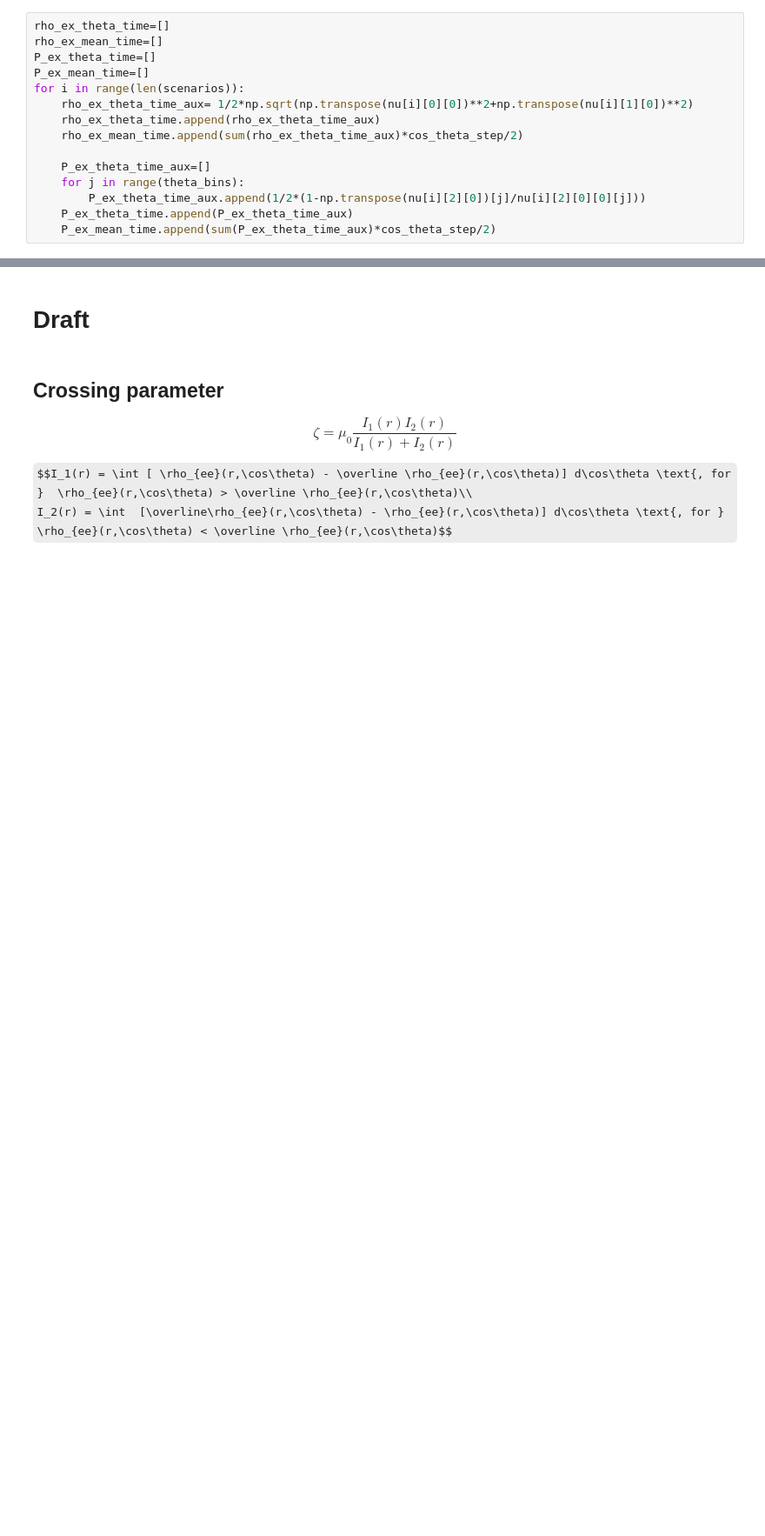
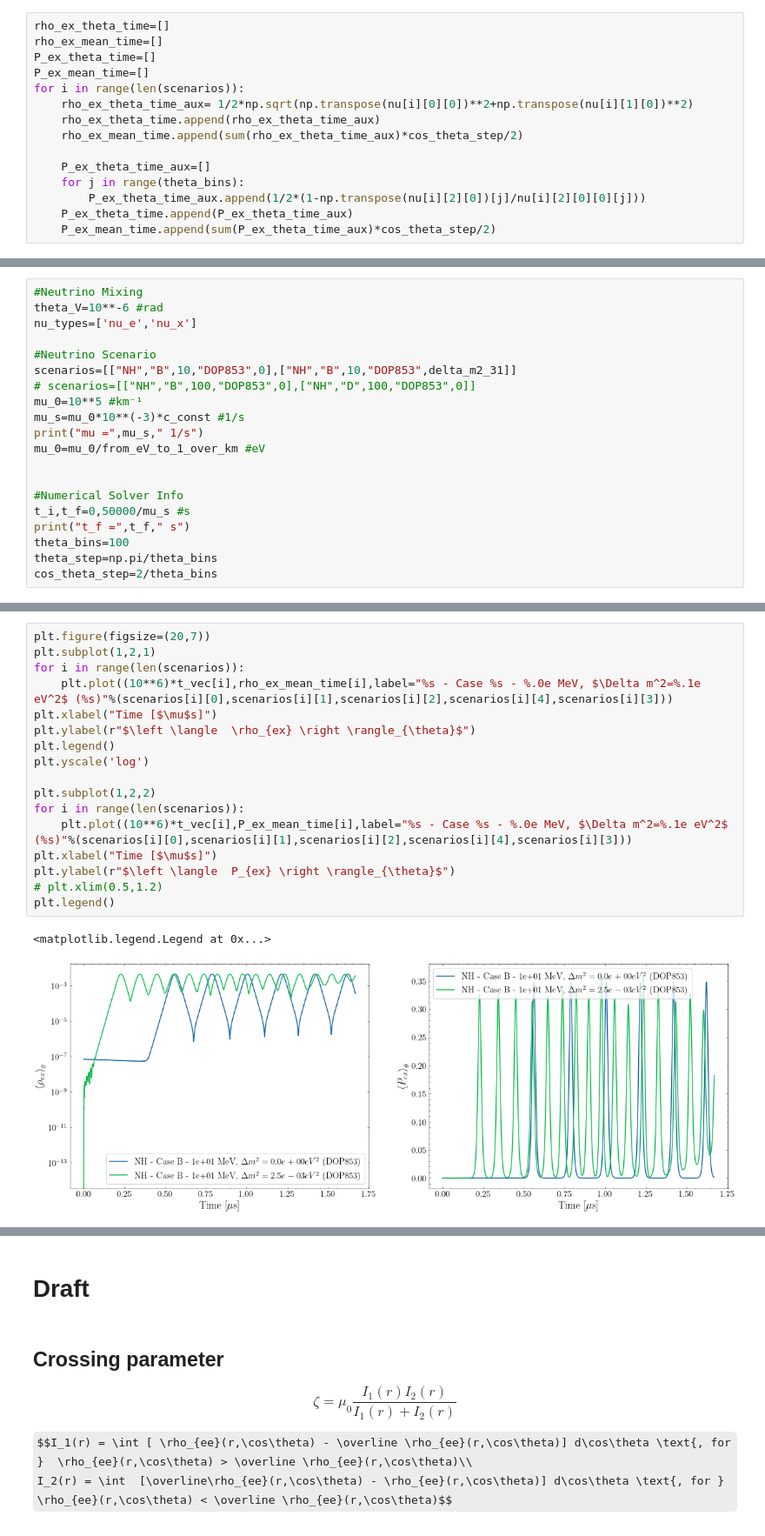
Before and after one commit to pedrodedin/Neutrino-Collective-Effects, a Jupyter notebook: Developing/Fast_Oscillations_Improving.ipynb, the cells around one changed output, grey strips where cells are left out. Shown at 87% size. Cells and saved outputs as stored; diff of their text form; some formulas as TeX source; blank space fills up the shorter version.

```diff
--- a/Developing/Fast_Oscillations_Improving.ipynb
+++ b/Developing/Fast_Oscillations_Improving.ipynb
@@ -897,0 +789,20 @@ plt.legend()
+# %%
+#Neutrino Mixing
+theta_V=10**-6 #rad
+nu_types=['nu_e','nu_x']
+
+#Neutrino Scenario
+scenarios=[["NH","B",10,"DOP853",0],["NH","B",10,"DOP853",delta_m2_31]]
+# scenarios=[["NH","B",100,"DOP853",0],["NH","D",100,"DOP853",0]]
+mu_0=10**5 #km⁻¹
+mu_s=mu_0*10**(-3)*c_const #1/s
+print("mu =",mu_s," 1/s")
+mu_0=mu_0/from_eV_to_1_over_km #eV
+
+
+#Numerical Solver Info
+t_i,t_f=0,50000/mu_s #s
+print("t_f =",t_f," s")
+theta_bins=100
+theta_step=np.pi/theta_bins
+cos_theta_step=2/theta_bins
@@ -897,0 +840,20 @@ plt.legend()
+# %%
+plt.figure(figsize=(20,7))
+plt.subplot(1,2,1)
+for i in range(len(scenarios)):
+    plt.plot((10**6)*t_vec[i],rho_ex_mean_time[i],label="%s - Case %s - %.0e MeV, $\Delta m^2=%.1e eV^2$ (%s)"%(scenarios[i][0],scenarios[i][1],scenarios[i][2],scenarios[i][4],scenarios[i][3]))
+plt.xlabel("Time [$\mu$s]")
+plt.ylabel(r"$\left \langle  \rho_{ex} \right \rangle_{\theta}$")
+plt.legend()
+plt.yscale('log')
+
+plt.subplot(1,2,2)
+for i in range(len(scenarios)):
+    plt.plot((10**6)*t_vec[i],P_ex_mean_time[i],label="%s - Case %s - %.0e MeV, $\Delta m^2=%.1e eV^2$ (%s)"%(scenarios[i][0],scenarios[i][1],scenarios[i][2],scenarios[i][4],scenarios[i][3]))
+plt.xlabel("Time [$\mu$s]")
+plt.ylabel(r"$\left \langle  P_{ex} \right \rangle_{\theta}$")
+# plt.xlim(0.5,1.2)
+plt.legend()
+# %% [output]
+<matplotlib.legend.Legend at 0x...>
+[figure, added]
```
Also changed, not shown: parts of 50 cells of this notebook, 1 other file.
